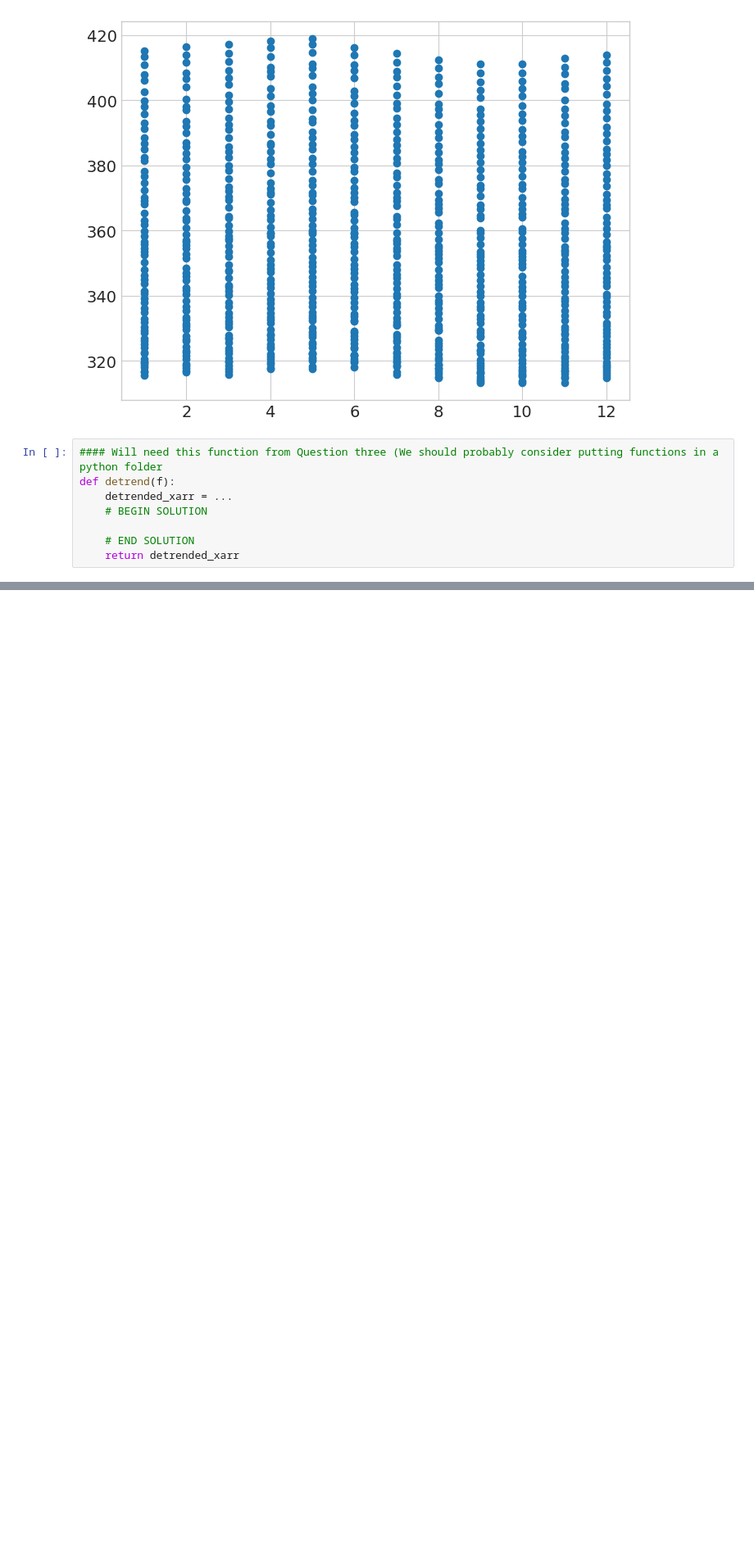
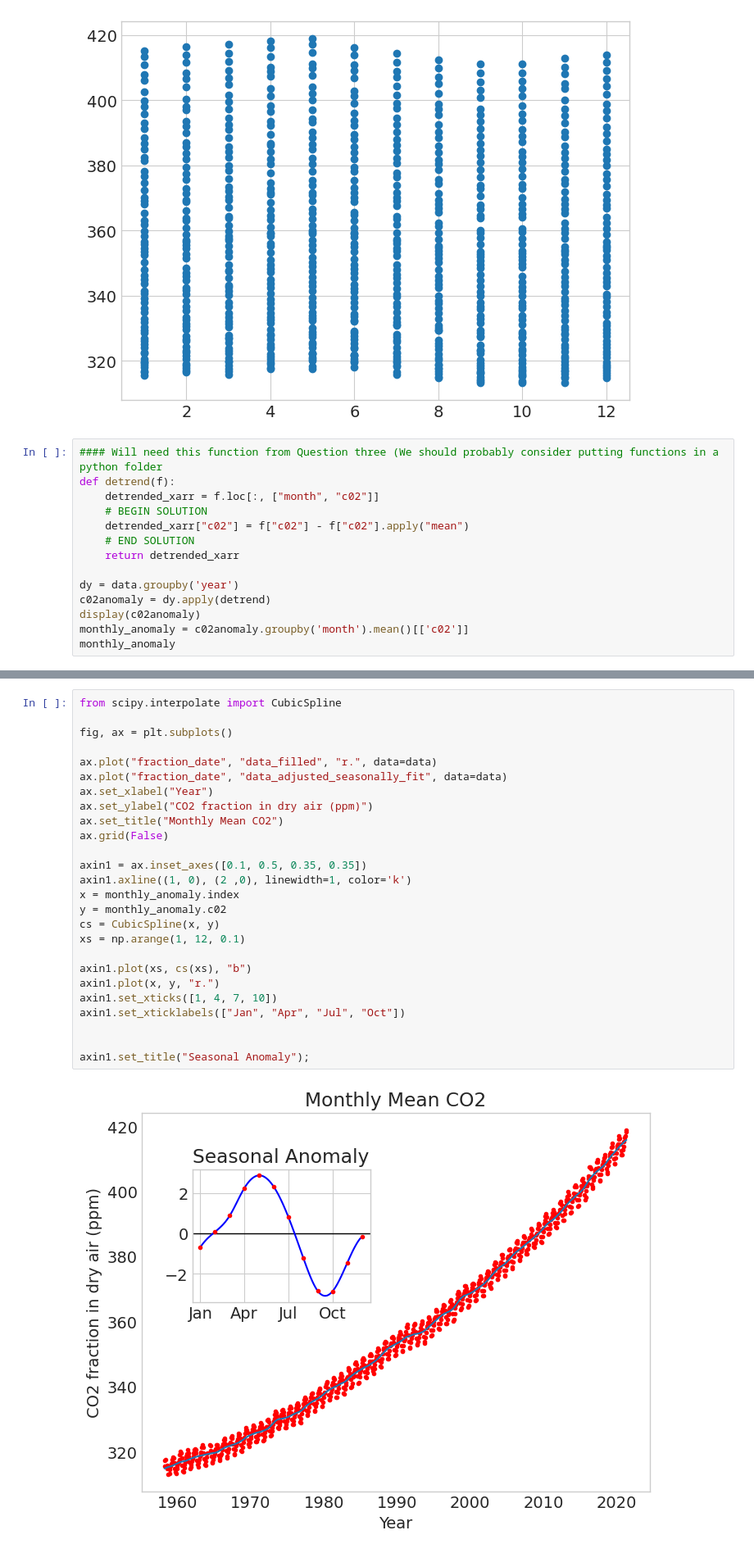
Before and after one commit to UCB-stat-159-s23/hw03-Group13, a Jupyter notebook: hw03-climate-Q03.ipynb, the cells around one changed output, grey strips where cells are left out. Shown at 82% size. Cells and saved outputs as stored; diff of their text form; blank space fills up the shorter version.

Commit message:
plot and functions for Q1, Q2, Q3

```diff
--- a/hw03-climate-Q03.ipynb
+++ b/hw03-climate-Q03.ipynb
@@ -87,8 +87,14 @@ plt.scatter('month', 'c02', data=data);
 # %%
 #### Will need this function from Question three (We should probably consider putting functions in a python folder
 def detrend(f):
-    detrended_xarr = ...
+    detrended_xarr = f.loc[:, ["month", "c02"]]
     # BEGIN SOLUTION
-
+    detrended_xarr["c02"] = f["c02"] - f["c02"].apply("mean")
     # END SOLUTION
     return detrended_xarr
+
+dy = data.groupby('year')
+c02anomaly = dy.apply(detrend)
+display(c02anomaly)
+monthly_anomaly = c02anomaly.groupby('month').mean()[['c02']]
+monthly_anomaly
@@ -104,3 +146,31 @@ Next, recreate the following figure, which is much closer to the one in the lect
 - The "Seasonal Anomaly" inset graph can be created with `ax.inset_axes(...)`. You can treat the `Axes` object returned like any other `Axes` object.
 - Remember that you can set the tick labels with `ax.set_xticks(...)`.
 - To get the data points plotted as red dots, when you use `ax.plot(...)`, pass in `"r."` as the argument immediately following any data you pass in. The `"r"` indicates the color, while the `"."` indicates how the data will be plotted (if you don't put the `"."`, it will be a line instead).
+# %%
+from scipy.interpolate import CubicSpline
+
+fig, ax = plt.subplots()
+
+ax.plot("fraction_date", "data_filled", "r.", data=data)
+ax.plot("fraction_date", "data_adjusted_seasonally_fit", data=data)
+ax.set_xlabel("Year")
+ax.set_ylabel("CO2 fraction in dry air (ppm)")
+ax.set_title("Monthly Mean CO2")
+ax.grid(False)
+
+axin1 = ax.inset_axes([0.1, 0.5, 0.35, 0.35])
+axin1.axline((1, 0), (2 ,0), linewidth=1, color='k')
+x = monthly_anomaly.index
+y = monthly_anomaly.c02
+cs = CubicSpline(x, y)
+xs = np.arange(1, 12, 0.1)
+
+axin1.plot(xs, cs(xs), "b")
+axin1.plot(x, y, "r.")
+axin1.set_xticks([1, 4, 7, 10])
+axin1.set_xticklabels(["Jan", "Apr", "Jul", "Oct"])
+
+
+axin1.set_title("Seasonal Anomaly");
+# %% [output]
+[figure, added]
```
Also changed, not shown: parts of 1 cell of this notebook, 2 other files.
